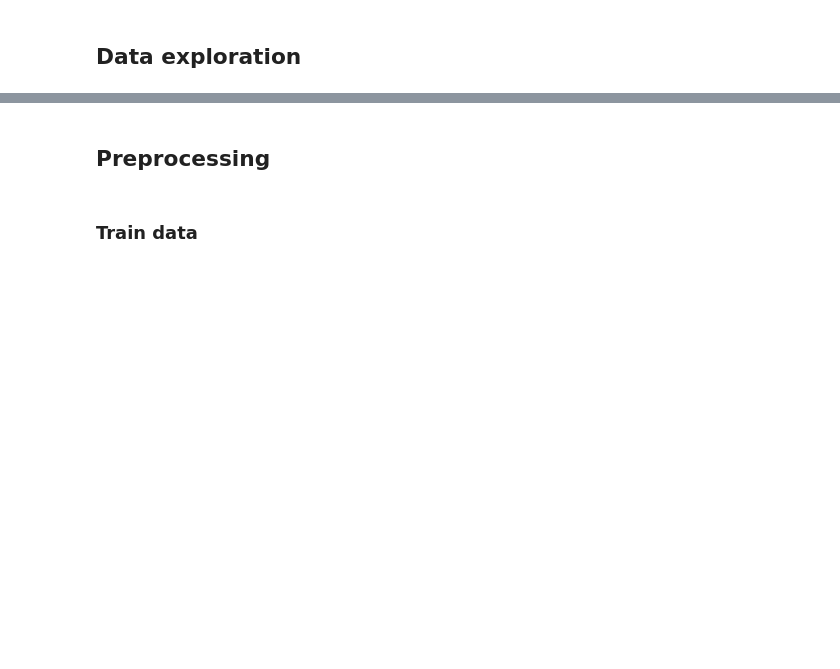
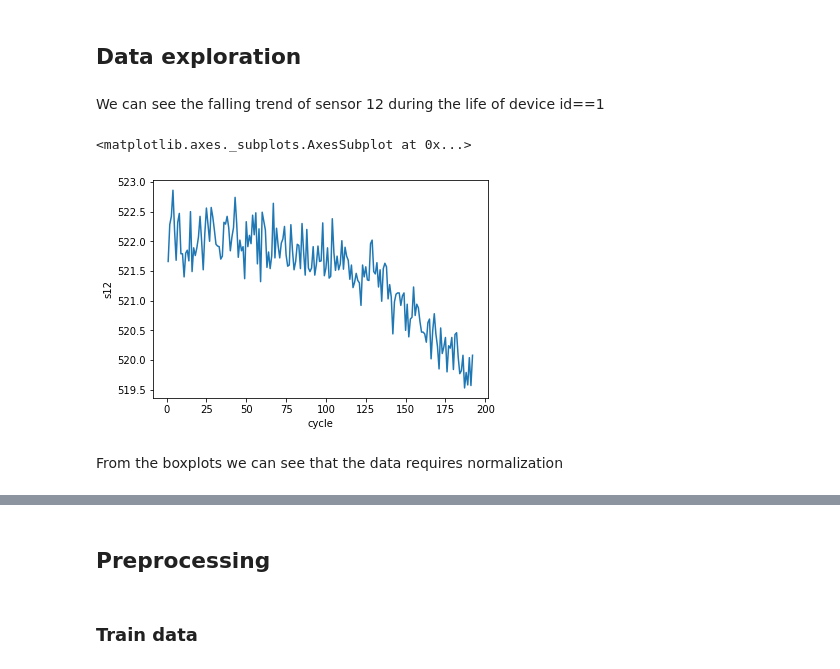
Before and after one commit to alessandropacielli/predictive-maintenance, a Jupyter notebook: training/Training.ipynb, the cells around one changed output, grey strips where cells are left out. Cells and saved outputs as stored; diff of their text form; code cells hidden in the pictures; blank space fills up the shorter version.

Commit message:
Comment training notebook

```diff
--- a/training/Training.ipynb
+++ b/training/Training.ipynb
@@ -54,7 +106,14 @@ truth_df
 # %% [markdown]
 ## Data exploration
+# %% [markdown]
+We can see the falling trend of sensor 12 during the life of device id==1
 # %%
-engine_id = 1
-sns.lineplot(x='cycle', y='s12', data=train_df[train_df['id'] == engine_id].drop(['id'], axis=1))
+device_id = 1
+sns.lineplot(x='cycle', y='s12', data=train_df[train_df['id'] == device_id].drop(['id'], axis=1))
+# %% [output]
+<matplotlib.axes._subplots.AxesSubplot at 0x...>
+[figure, added]
+# %% [markdown]
+From the boxplots we can see that the data requires normalization
 # %%
 train_df.boxplot(figsize=(20, 5))
```
Also changed, not shown: parts of 42 cells of this notebook, 1 other file.
